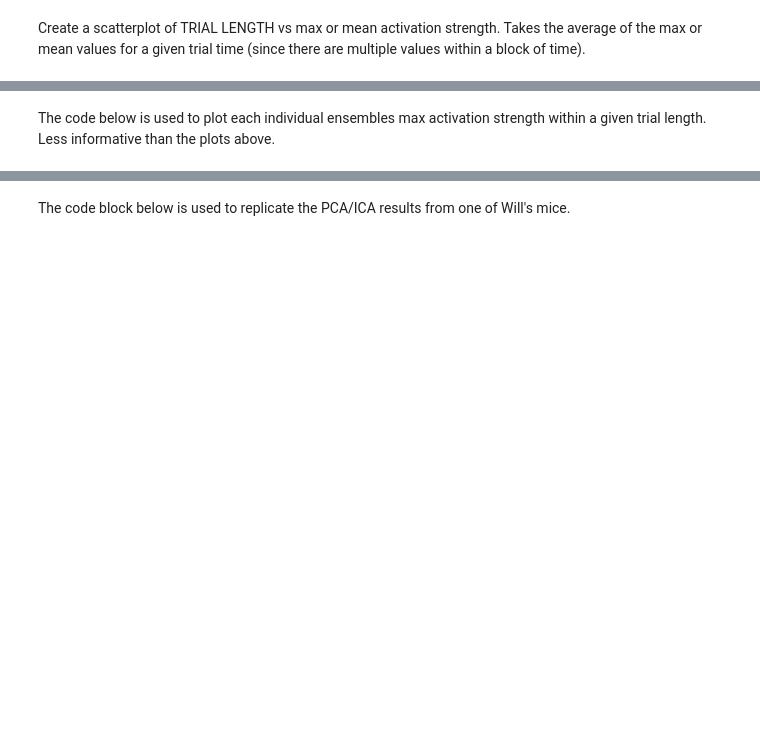
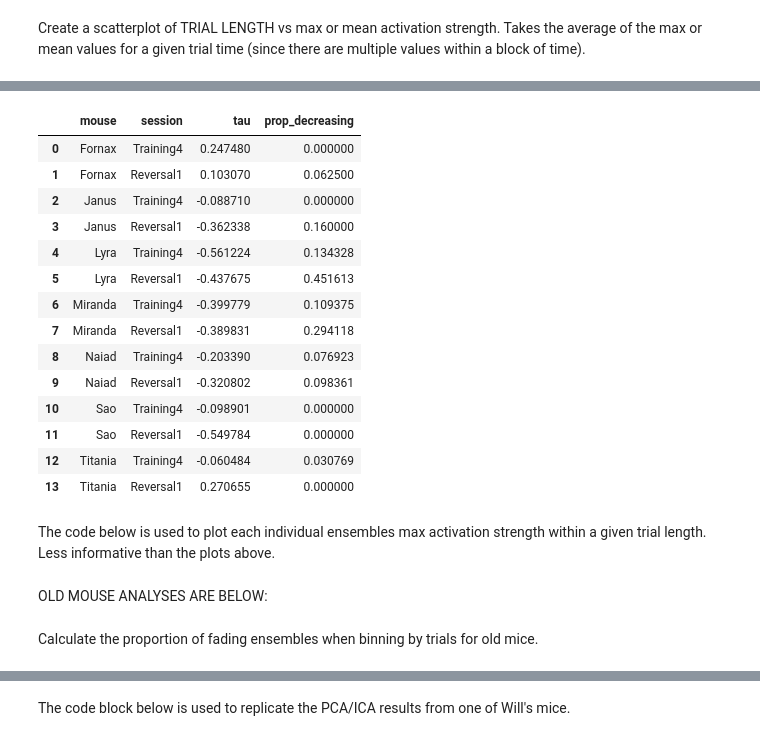
Before and after one commit to austinbaggetta/MultiCon_Analysis, a Jupyter notebook: EnsembleRemodeling_Resubmission/FadingEnsembles_cohort0.ipynb, the cells around one changed output, grey strips where cells are left out. Cells and saved outputs as stored; diff of their text form; code cells hidden in the pictures; blank space fills up the shorter version.

Commit message:
New analyses

```diff
--- a/EnsembleRemodeling_Resubmission/FadingEnsembles_cohort0.ipynb
+++ b/EnsembleRemodeling_Resubmission/FadingEnsembles_cohort0.ipynb
@@ -144,7 +182,7 @@ sem = [prop_df.Training4.sem(), prop_df.Reversal1.sem()]
 fig = go.Figure(data = go.Bar(x = x, y = avgs, error_y = dict(type = 'data', array = sem), showlegend = False))
 for row in prop_df.index:
     data = prop_df.loc[row]
-    fig.add_trace(go.Scatter(x = x, y = [data.Training4, data.Reversal1], mode = 'lines', line_color = 'lightgrey', showlegend = False,
+    fig.add_trace(go.Scatter(x = x, y = [data.Training4, data.Reversal1], mode = 'lines', line_color = 'darkgrey', showlegend = False,
                              line = dict(width = 1), name = prop_df.loc[row, 'mouse']))
 fig.update_layout(template = 'simple_white', width = 500, height = 500)
 fig.update_layout(
@@ -157,4 +195,4 @@ fig.update_layout(
 fig.update_yaxes(title = 'Proportion Fading Ensembles')
 fig.update_traces(marker_color = 'red', marker_line_color = 'black', marker_line_width = 2)
 fig.show()
-fig.write_image(pjoin(figure_path, 'proportion_fading_trials.png'))
+fig.write_image(pjoin(figure_path, 'proportion_fading_trials_mean.png'))
@@ -389,7 +436,7 @@ for mouse in young_mice:
         ## Load assemblies
         assemblies = ica.load_session_assemblies(mouse, dpath, session)
         act = assemblies['activations'].values
-        results = {'trial': [], 'trial_length': [], 'max': [], 'mean': []}
+        results = {'trial': [], 'trial_length': [], 'max': [], 'mean': [], 'median': []}
         for trial in np.unique(aligned_behavior.trials):
             behavior = aligned_behavior[aligned_behavior.trials == trial]
             first, last = (behavior.t.to_numpy()[0]/1000), (behavior.t.to_numpy()[-1]/1000) ## convert to seconds
@@ -397,7 +444,8 @@ for mouse in young_mice:
             ## Get max and mean of activation strength within a trial
             trial_activation = act[:, aligned_behavior.trials == trial]
             results['max'].append(np.mean(np.nanmax(trial_activation, axis = 1)))
-            results['mean'].append(np.mean(np.mean(trial_activation, axis = 1)))
+            results['mean'].append(np.mean(np.nanmean(trial_activation, axis = 1)))
+            results['median'].append(np.mean(np.nanmedian(trial_activation, axis = 1)))
             ## Append trial number and trial length
             results['trial'].append(trial)
             results['trial_length'].append(trial_length)
@@ -408,8 +456,8 @@ trial_df = pd.DataFrame()
 for mouse in young_mice:
     for session in session_list:
         df = pd.DataFrame(mouse_results[mouse][session])
-        df.insert(4, 'mouse', mouse)
-        df.insert(5, 'session', session)
+        df.insert(5, 'mouse', mouse)
+        df.insert(6, 'session', session)
         trial_df = pd.concat([trial_df, df], ignore_index = True)
 # %%
 ## Linear regression
@@ -479,0 +594,28 @@ fig.write_image(pjoin(figure_path, 'trial_length_vs_max_reversal1.png'))
+# %%
+## Use Mann-Kendall test to ascertain trends
+mouse_trends_kendall = {}
+for mouse in young_mice:
+    session_trends = {}
+    for session_id in sessions:
+        data = subset_df['trial_length'][(subset_df['mouse'] == mouse) & (subset_df['session'] == session_id)]
+        session_trends[session_id] = mk.original_test(data, alpha = 0.05)
+    mouse_trends_kendall[mouse] = session_trends
+## Collect tau values from Mann-Kendall test
+taus = {'mouse': [], 'session': [], 'score': []}
+for mouse in mouse_trends_kendall:
+    for session in mouse_trends_kendall[mouse]:
+        taus['mouse'].append(mouse)
+        taus['session'].append(session)
+        taus['score'].append(mouse_trends_kendall[mouse][session].s)
+tau_df = pd.DataFrame(taus)
+## Get prop_decreasing values
+prop = {'mouse': [], 'session': [], 'prop_decreasing': []}
+for mouse in mouse_trends:
+    for session in mouse_trends[mouse]:
+        prop['mouse'].append(mouse)
+        prop['session'].append(session)
+        prop['prop_decreasing'].append(mouse_trends[mouse][session]['prop_decreasing'])
+prop_df_new = pd.DataFrame(prop)
+prop_df_new = prop_df_new[(prop_df_new['session'] == 'Training4') | (prop_df_new['session'] == 'Reversal1')].reset_index()
+## Combine tau_df and prop_decreasing column
+trend_results = pd.concat([tau_df, prop_df_new['prop_decreasing']], axis = 1)
@@ -480,3 +644,23 @@ fig.write_image(pjoin(figure_path, 'trial_length_vs_max_reversal1.png'))
+# %%
+## Combine tau_df and prop_decreasing column
+trend_results = pd.concat([tau_df, prop_df_new['prop_decreasing']], axis = 1)
+trend_results
+# %% [output]
+|  | mouse | session | tau | prop_decreasing |
+| 0 | Fornax | Training4 | 0.247480 | 0.000000 |
+| 1 | Fornax | Reversal1 | 0.103070 | 0.062500 |
+| 2 | Janus | Training4 | -0.088710 | 0.000000 |
+| 3 | Janus | Reversal1 | -0.362338 | 0.160000 |
+| 4 | Lyra | Training4 | -0.561224 | 0.134328 |
+| 5 | Lyra | Reversal1 | -0.437675 | 0.451613 |
+| 6 | Miranda | Training4 | -0.399779 | 0.109375 |
+| 7 | Miranda | Reversal1 | -0.389831 | 0.294118 |
+| 8 | Naiad | Training4 | -0.203390 | 0.076923 |
+| 9 | Naiad | Reversal1 | -0.320802 | 0.098361 |
+| 10 | Sao | Training4 | -0.098901 | 0.000000 |
+| 11 | Sao | Reversal1 | -0.549784 | 0.000000 |
+| 12 | Titania | Training4 | -0.060484 | 0.030769 |
+| 13 | Titania | Reversal1 | 0.270655 | 0.000000 |
 # %% [markdown]
 The code below is used to plot each individual ensembles max activation strength within a given trial length. Less informative than the plots above.
 # %%
@@ -520,3 +704,7 @@ fig = go.Figure()
 fig.add_trace(go.Scatter(x = trial_df.trial_length, y = trial_df['max'], mode = 'markers'))
 fig.update_layout(template = 'simple_white')
 fig.show()
+# %% [markdown]
+OLD MOUSE ANALYSES ARE BELOW:
+# %% [markdown]
+Calculate the proportion of fading ensembles when binning by trials for old mice.
```
Also changed, not shown: parts of 34 cells of this notebook, 3 other files.
